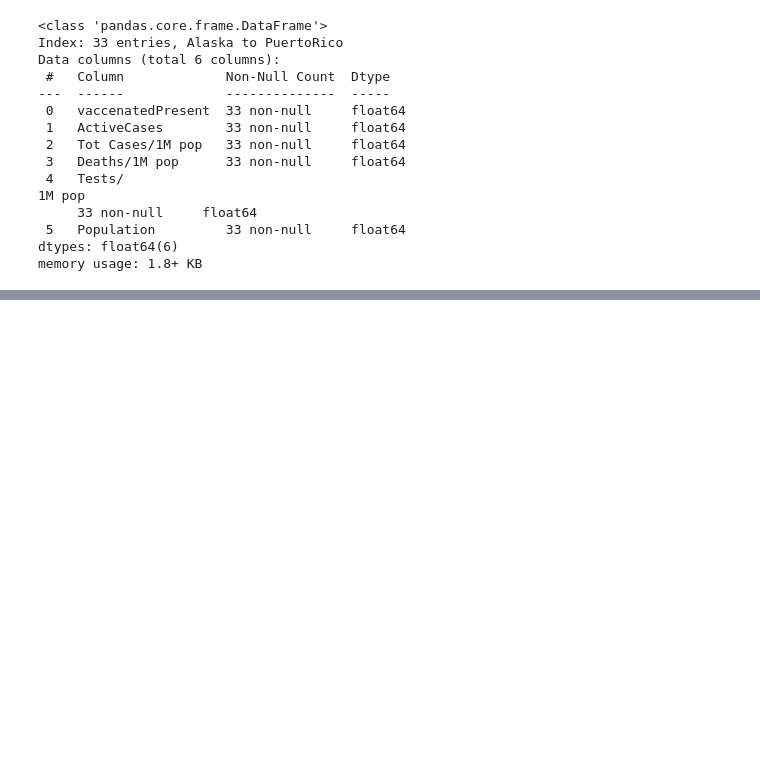
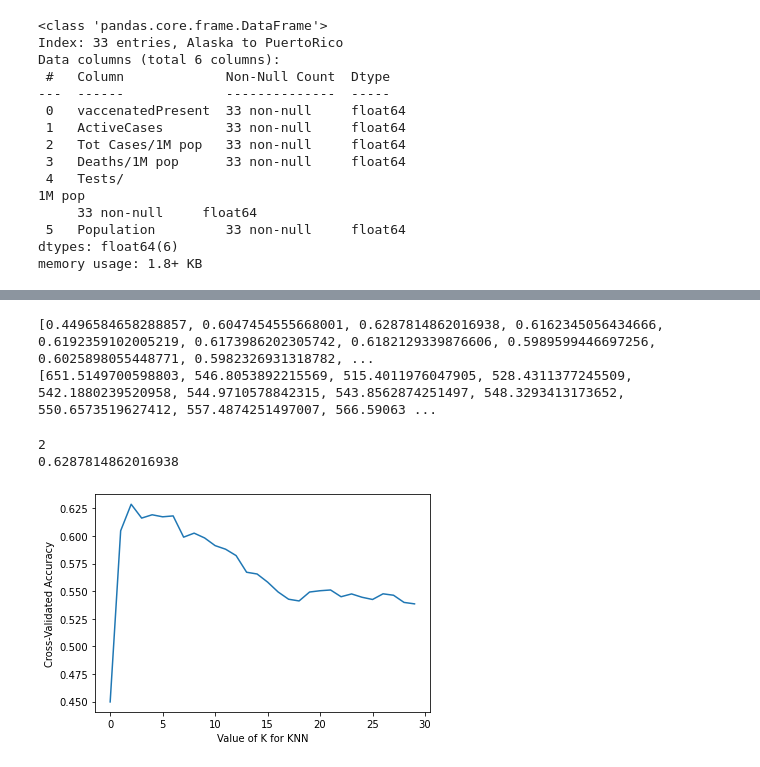
Before and after one commit to yeelacitron/Data-science-project, a Jupyter notebook: web scraping project.ipynb, the cells around one changed output, grey strips where cells are left out. Saved outputs shown, nothing was run; the diff lists cells and outputs as text; code cells hidden in the pictures; blank space fills up the shorter version.

```diff
--- a/web scraping project.ipynb
+++ b/web scraping project.ipynb
@@ -1718,0 +1862,38 @@ final_df.shape
+# %%
+
+kf = KFold(n_splits=5, random_state=42, shuffle=True)
+k_r2_scores = []
+k_mae_scores = []
+k_range = range(30)
+for K in k_range:
+    K = K+1
+    model = neighbors.KNeighborsRegressor(n_neighbors = K)
+    R2_scores_standardized = cross_val_score(model, X_train_scaled1, y_train, cv=kf)
+    k_r2_scores.append(R2_scores_standardized.mean())
+    y_predict_standardized = cross_val_predict(model, X_train_scaled1, y_train, cv=kf)
+    mae_standarsized = MAE(y_train, y_predict_standardized)
+    k_mae_scores.append(mae_standarsized)
+
+
+print(k_r2_scores)
+print(k_mae_scores)
+# %% [output]
+[0.4496584658288857, 0.6047454555668001, 0.6287814862016938, 0.6162345056434666, 0.6192359102005219, 0.6173986202305742, 0.6182129339876606, 0.5989599446697256, 0.6025898055448771, 0.5982326931318782, ...
+[651.5149700598803, 546.8053892215569, 515.4011976047905, 528.4311377245509, 542.1880239520958, 544.9710578842315, 543.8562874251497, 548.3293413173652, 550.6573519627412, 557.4874251497007, 566.59063 ...
+# %%
+
+
+import matplotlib.pyplot as plt
+%matplotlib inline
+
+# plot the value of K for KNN (x-axis) versus the cross-validated accuracy (y-axis)
+plt.plot(k_range, k_r2_scores)
+plt.xlabel('Value of K for KNN')
+plt.ylabel('Cross-Validated Accuracy')
+
+print (k_r2_scores.index(max(k_r2_scores)))
+print (max(k_r2_scores))
+# %% [output]
+2
+0.6287814862016938
+[figure, added]
```
Also changed, not shown: parts of 69 cells of this notebook.
